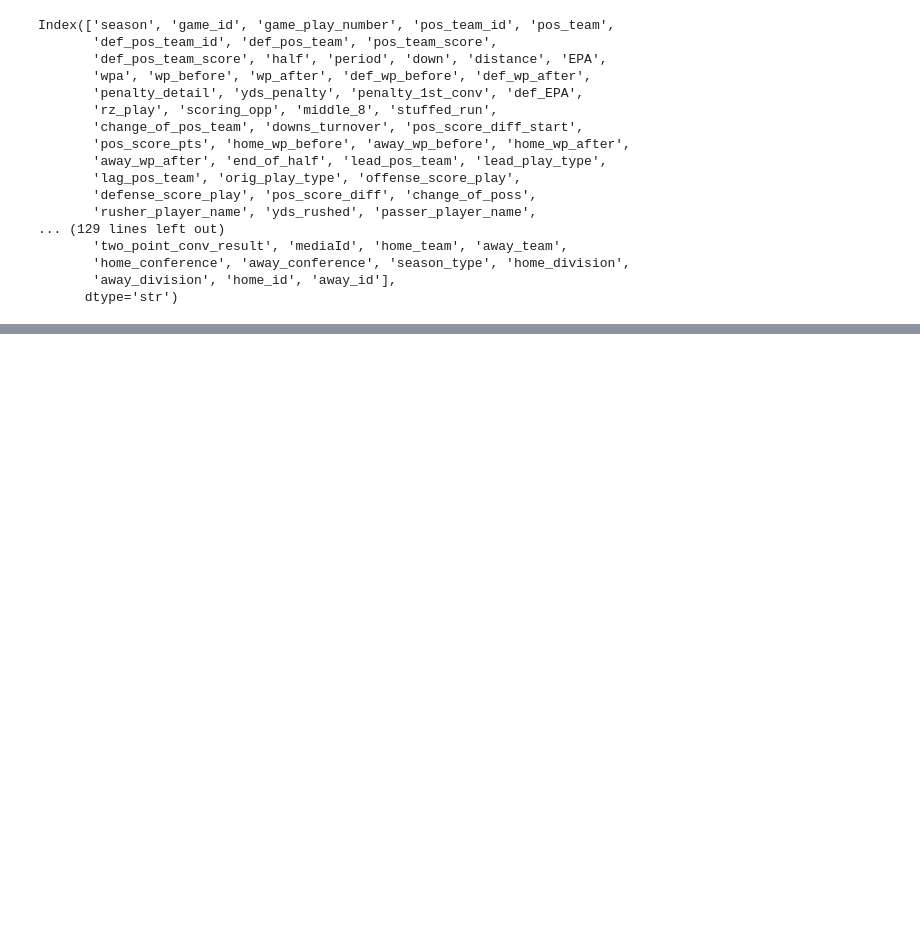
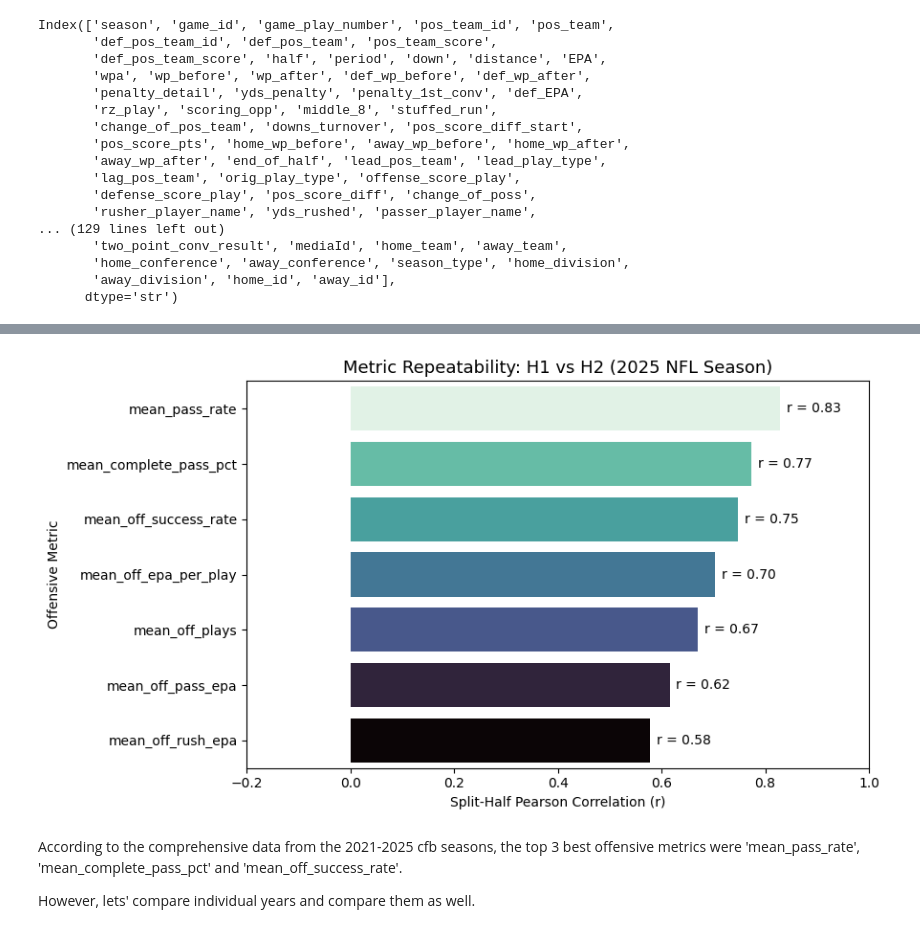
Before and after one commit to ahaze65/Homework_1, a Jupyter notebook: Data.ipynb, the cells around one changed output, grey strips where cells are left out. Saved outputs shown, nothing was run; the diff lists cells and outputs as text; code cells hidden in the pictures; blank space fills up the shorter version.

```diff
--- a/Data.ipynb
+++ b/Data.ipynb
@@ -230,0 +365,19 @@ Now, let's clean up the columns.
+# %%
+# split the season into two havles for analysis
+# create a column to define the half of the season based on the week number
+weekly_offense['half_season'] = np.where(weekly_offense['week'] <= 9, "H1", "H2")
+
+# Aggregate the Weekly Offensive Metrics by season, team, and half season
+halfseason_team_panel = (
+    weekly_offense.groupby(['pos_team', 'half_season'])
+    .agg(
+        mean_off_plays=('off_plays', 'mean'),
+        mean_off_epa_per_play=('off_epa_per_play', 'mean'),
+        mean_off_pass_epa=('off_pass_epa', 'mean'),
+        mean_off_rush_epa=('off_rush_epa', 'mean'),
+        mean_off_success_rate=('off_success_rate', 'mean'),
+        mean_pass_rate=('pass_rate', 'mean'),
+        mean_complete_pass_pct=('complete_pass_pct', 'mean')
+    )
+    .reset_index()
+)
@@ -230,0 +477,35 @@ Now, let's clean up the columns.
+# %%
+# Visualization
+plt.figure(figsize=(9, 5))
+ax = sns.barplot(
+    data=correlation_results,
+    x='r',
+    y='metric',
+    palette='mako',
+    hue='r',
+    legend=False
+)
+
+for p in ax.patches:
+    width = p.get_width()
+    ax.annotate(
+        f"r = {width:.2f}",
+        (width, p.get_y() + p.get_height() / 2.),
+        ha='left', va='center',
+        xytext=(5, 0),
+        textcoords='offset points',
+        fontsize=10
+    )
+
+plt.xlim(-0.2, 1.0)
+plt.title("Metric Repeatability: H1 vs H2 (2025 NFL Season)", fontsize=13)
+plt.xlabel("Split-Half Pearson Correlation (r)")
+plt.ylabel("Offensive Metric")
+plt.tight_layout()
+plt.show()
+# %% [output]
+[figure, added]
+# %% [markdown]
+According to the comprehensive data from the 2021-2025 cfb seasons, the top 3 best offensive metrics were 'mean_pass_rate', 'mean_complete_pass_pct' and 'mean_off_success_rate'.
+
+However, lets' compare individual years and compare them as well.
```
Also changed, not shown: parts of 18 cells of this notebook.
